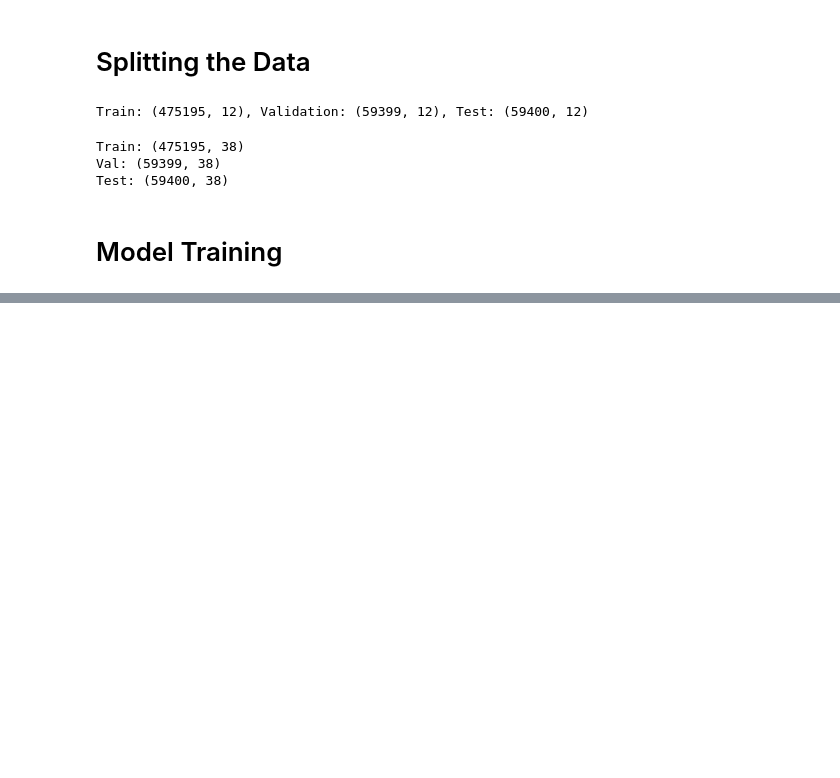
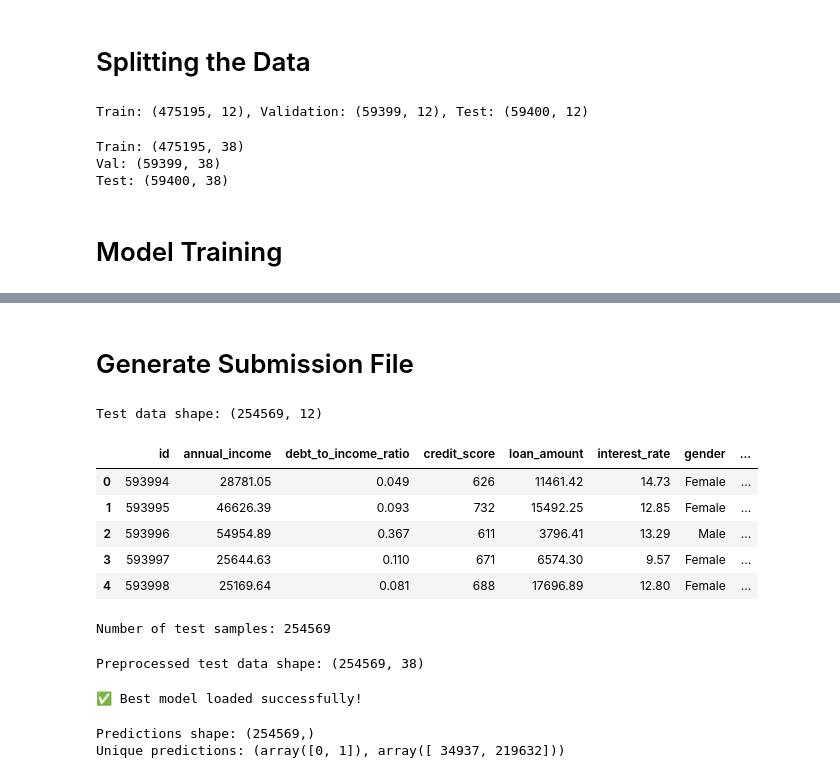
Before and after one commit to c0d3l0v3r-HeHe/Loan-Payback-Prediction-Kaggle-Comp, a Jupyter notebook: notebook_submission.ipynb, the cells around one changed output, grey strips where cells are left out. Drawn from its saved outputs; the diff is of its cells as text; code cells hidden in the pictures; blank space fills up the shorter version.

```diff
--- a/notebook_submission.ipynb
+++ b/notebook_submission.ipynb
@@ -398,0 +220,47 @@ Fitting 3 folds for each of 288 candidates, totalling 864 fits
+# %% [markdown]
+# Generate Submission File
+# %%
+# Load the test data
+test_df = pd.read_csv("Data/test.csv")
+print(f"Test data shape: {test_df.shape}")
+test_df.head()
+# %% [output]
+Test data shape: (254569, 12)
+|  | id | annual_income | debt_to_income_ratio | credit_score | loan_amount | interest_rate | gender | ... |
+| 0 | 593994 | 28781.05 | 0.049 | 626 | 11461.42 | 14.73 | Female | ... |
+| 1 | 593995 | 46626.39 | 0.093 | 732 | 15492.25 | 12.85 | Female | ... |
+| 2 | 593996 | 54954.89 | 0.367 | 611 | 3796.41 | 13.29 | Male | ... |
+| 3 | 593997 | 25644.63 | 0.110 | 671 | 6574.30 | 9.57 | Female | ... |
+| 4 | 593998 | 25169.64 | 0.081 | 688 | 17696.89 | 12.80 | Female | ... |
+# %%
+# Store the IDs before preprocessing
+test_ids = test_df['id'].values
+print(f"Number of test samples: {len(test_ids)}")
+# %% [output]
+Number of test samples: 254569
+# %%
+# Preprocess the test data
+# Remove the id column before preprocessing
+test_features = test_df.drop(columns=['id'])
+test_preprocessed = preprocess_fn(test_features)
+print(f"Preprocessed test data shape: {test_preprocessed.shape}")
+# %% [output]
+Preprocessed test data shape: (254569, 38)
+# %%
+# Load the best model from GridSearchCV
+import joblib
+
+best_model = joblib.load("xgboost_gpu_best_model.pkl")
+print("✅ Best model loaded successfully!")
+# %% [output]
+✅ Best model loaded successfully!
+# %%
+# Make predictions on the test data
+# For binary classification, we predict class labels (0 or 1)
+test_predictions = best_model.predict(test_preprocessed)
+
+print(f"Predictions shape: {test_predictions.shape}")
+print(f"Unique predictions: {np.unique(test_predictions, return_counts=True)}")
+# %% [output]
+Predictions shape: (254569,)
+Unique predictions: (array([0, 1]), array([ 34937, 219632]))
```
Also changed, not shown: parts of 6 cells of this notebook, 2 other files.
